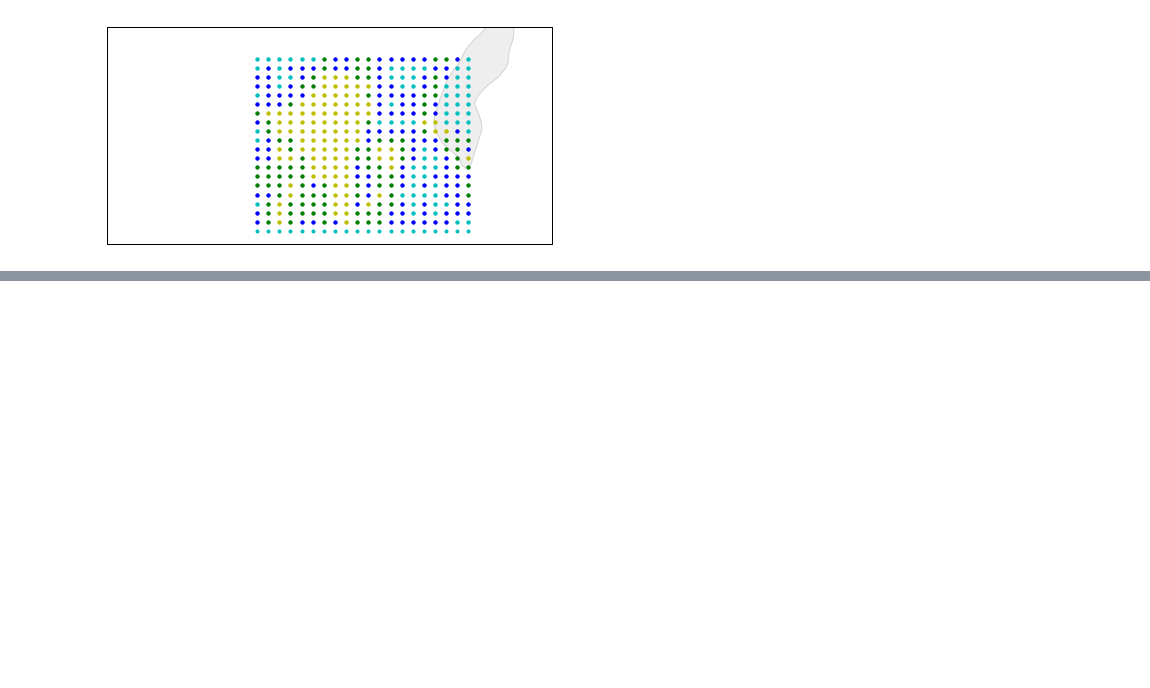
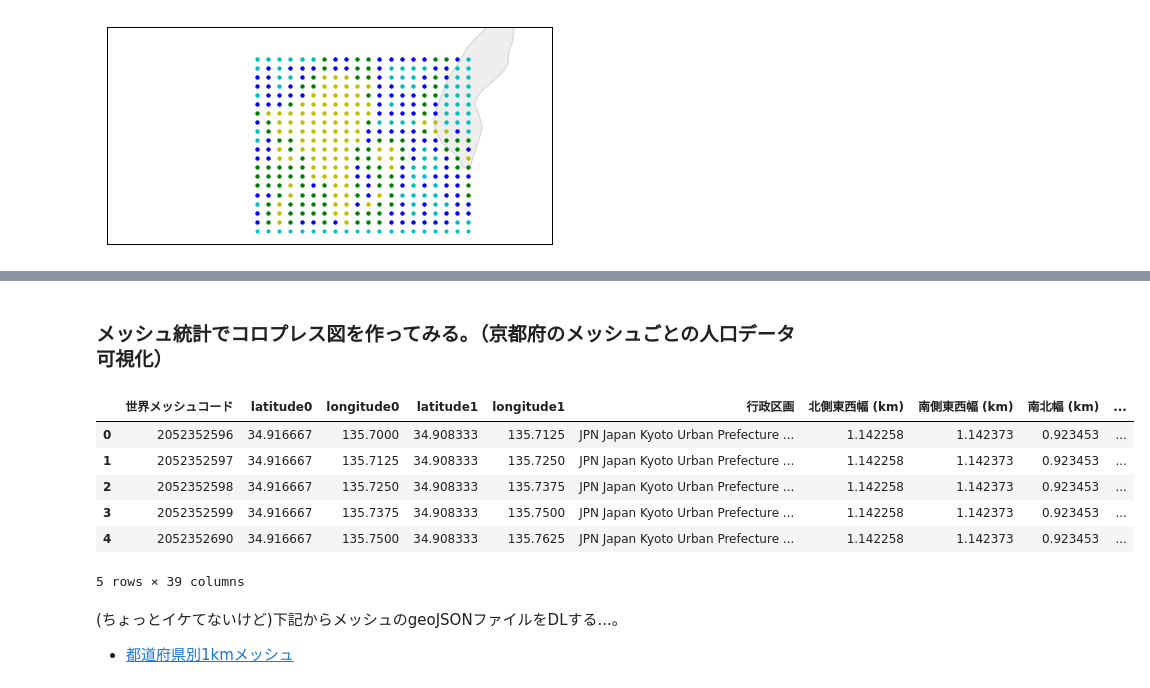
Before and after one commit to watambo/meshstats, a Jupyter notebook: meshstats.ipynb, the cells around one changed output, grey strips where cells are left out. Saved outputs shown, nothing was run; the diff lists cells and outputs as text; code cells hidden in the pictures; blank space fills up the shorter version.

Commit message:
Add the part of Visualization by Folium in meshstats.ipynb

```diff
--- a/meshstats.ipynb
+++ b/meshstats.ipynb
@@ -86,0 +151,14 @@ plt.show()
+# %% [markdown]
+### メッシュ統計でコロプレス図を作ってみる。（京都府のメッシュごとの人口データ可視化）
+# %%
+url = 'https://www.meshstats.xyz/meshstats/api.php?latitude=34.9973787377006&longitude=135.780029296875&distance=10&func=jobsmesh&key=ANwbR7yIsQMZ2LM'
+kyoto_job_data = pd.DataFrame(pd.read_csv(url))
+kyoto_job_data.head()
+# %% [output]
+|  | 世界メッシュコード | latitude0 | longitude0 | latitude1 | longitude1 | 行政区画 | 北側東西幅 (km) | 南側東西幅 (km) | 南北幅 (km) | ... |
+| 0 | 2052352596 | 34.916667 | 135.7000 | 34.908333 | 135.7125 | JPN Japan Kyoto Urban Prefecture ... | 1.142258 | 1.142373 | 0.923453 | ... |
+| 1 | 2052352597 | 34.916667 | 135.7125 | 34.908333 | 135.7250 | JPN Japan Kyoto Urban Prefecture ... | 1.142258 | 1.142373 | 0.923453 | ... |
+| 2 | 2052352598 | 34.916667 | 135.7250 | 34.908333 | 135.7375 | JPN Japan Kyoto Urban Prefecture ... | 1.142258 | 1.142373 | 0.923453 | ... |
+| 3 | 2052352599 | 34.916667 | 135.7375 | 34.908333 | 135.7500 | JPN Japan Kyoto Urban Prefecture ... | 1.142258 | 1.142373 | 0.923453 | ... |
+| 4 | 2052352690 | 34.916667 | 135.7500 | 34.908333 | 135.7625 | JPN Japan Kyoto Urban Prefecture ... | 1.142258 | 1.142373 | 0.923453 | ... |
+5 rows × 39 columns
@@ -86,0 +172,3 @@ plt.show()
+# %% [markdown]
+(ちょっとイケてないけど)下記からメッシュのgeoJSONファイルをDLする...。
+- [都道府県別1kmメッシュ](https://www.geospatial.jp/ckan/dataset/npli-pref-1km)
```
Also changed, not shown: parts of 21 cells of this notebook, 9 other files.
